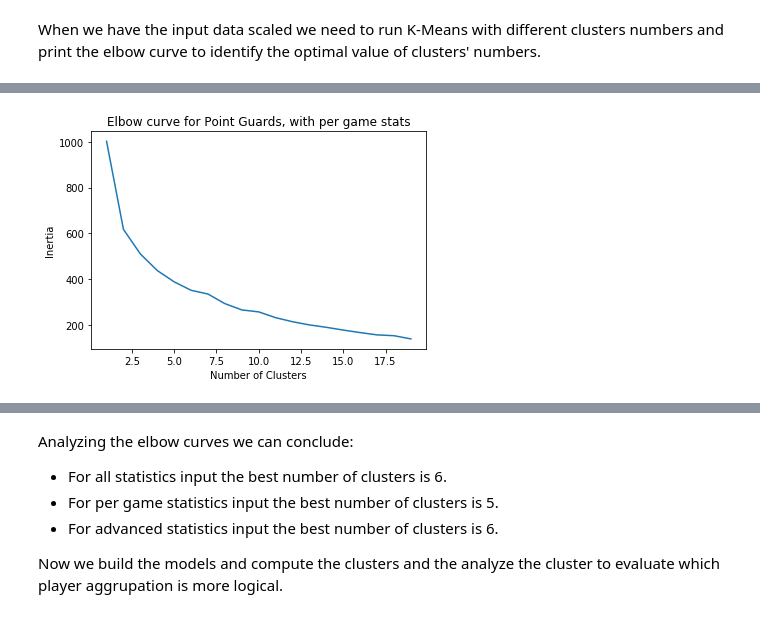
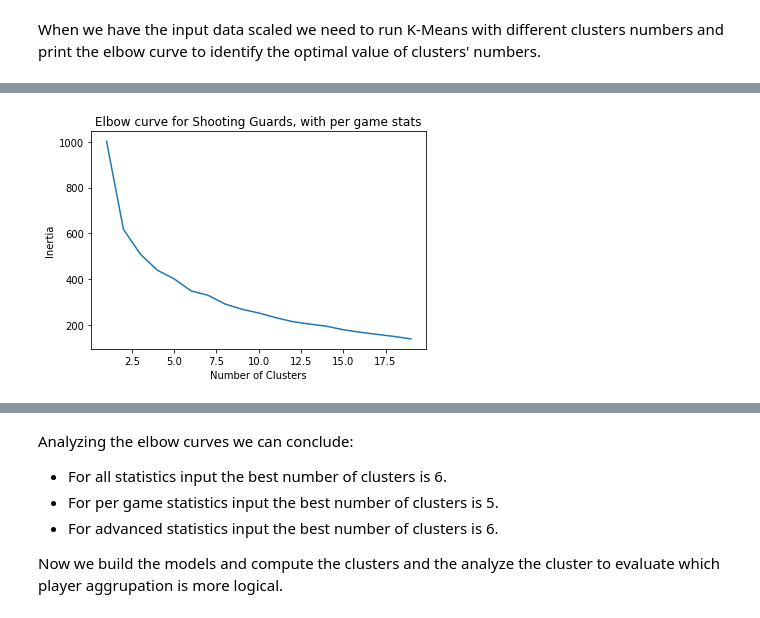
Before and after one commit to JoseRuizCasado/NBAPlayersClustering, a Jupyter notebook: SGClustering.ipynb, the cells around one changed output, grey strips where cells are left out. Cells and saved outputs as stored; diff of their text form; code cells hidden in the pictures.

```diff
--- a/SGClustering.ipynb
+++ b/SGClustering.ipynb
@@ -57,23 +57,23 @@ plt.show()
 # %%
 X_sg_per_game_unscaled = shooting_guards_data.copy()
 X_sg_per_game_unscaled = X_sg_per_game_unscaled.drop(['player_id', 'first_name', 'last_name', 'OffRtg', 'Floor%',
                                                       'DefRtg', 'NetRtg', 'TS%', 'eFG%', 'FTARate', '3FGARate',
                                                       'OR%', 'DR%', 'BLK%', 'TOV%', 'AST%', 'STL%', 'USG%'], 1)
 scaler_sg_per_game = StandardScaler()
 scaler_sg_per_game.fit(X_sg_per_game_unscaled)
 X_sg_per_game = scaler_sg_per_game.transform(X_sg_per_game_unscaled)
 
 sg_kmeans_models_per_game = [KMeans(n_clusters=i) for i in cluster_number]
 sg_inertia_per_game = [sg_kmeans_models_per_game[i].fit(X_sg_per_game).inertia_
                        for i in range(len(sg_kmeans_models_per_game))]
 plt.plot(cluster_number, sg_inertia_per_game)
 plt.xlabel('Number of Clusters')
 plt.ylabel('Inertia')
-plt.title('Elbow curve for Point Guards, with per game stats')
+plt.title('Elbow curve for Shooting Guards, with per game stats')
 plt.savefig('Figures/SG/sg-kmeans-per-game.png')
 plt.show()
 # %% [output]
-[figure, old version]
+[figure, new version]
 # %%
 X_sg_advanced_unscaled = shooting_guards_data.copy()
 X_sg_advanced_unscaled = X_sg_advanced_unscaled.drop(['player_id', 'first_name', 'last_name', 'played_minutes_per_game',
```
Also changed, not shown: parts of 21 cells of this notebook, 30 other files.
